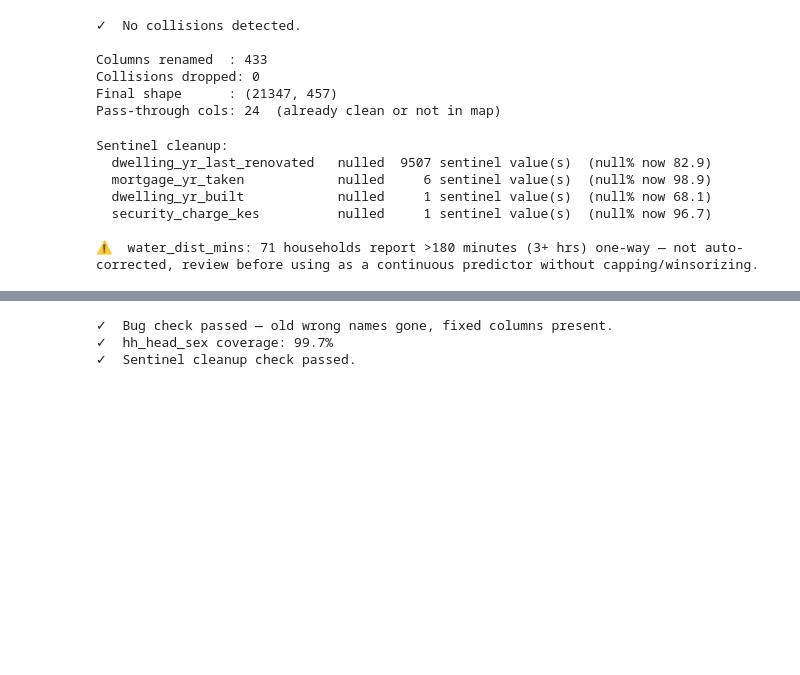
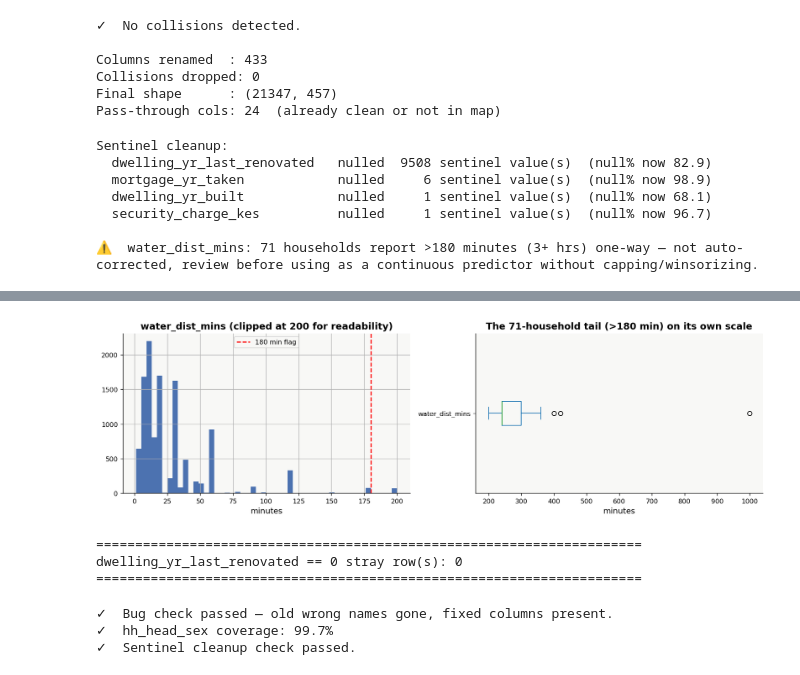
Before and after one commit to VAL-Jerono/statistical-inference-for-big-data, a Jupyter notebook: KHS_exploration.ipynb, the cells around one changed output, grey strips where cells are left out. Cells and saved outputs as stored; diff of their text form; code cells hidden in the pictures; blank space fills up the shorter version.

```diff
--- a/KHS_exploration.ipynb
+++ b/KHS_exploration.ipynb
@@ -1736,8 +1736,9 @@ Pass-through cols: 24  (already clean or not in map)
 # water_dist_mins is NOT auto-corrected here (max=1000 min could be a
 # genuine remote-area value) — flagged for manual review only.
 
+
 SENTINEL_FIXES = {
-    'dwelling_yr_last_renovated': lambda s: s.mask(s == -1),
+    'dwelling_yr_last_renovated': lambda s: s.mask((s == -1) | (s == 0)),   # <-- was: s.mask(s == -1)
     'mortgage_yr_taken':          lambda s: s.mask(s < 1900),
     'dwelling_yr_built':          lambda s: s.mask((s < 1900) | (s == 0)),
     'security_charge_kes':        lambda s: s.mask(s < 0),
@@ -1762,9 +1763,71 @@ if 'water_dist_mins' in master_clean.columns:
           f"continuous predictor without capping/winsorizing.")
 # %% [output]
 Sentinel cleanup:
-  dwelling_yr_last_renovated   nulled  9507 sentinel value(s)  (null% now 82.9)
+  dwelling_yr_last_renovated   nulled  9508 sentinel value(s)  (null% now 82.9)
   mortgage_yr_taken            nulled     6 sentinel value(s)  (null% now 98.9)
   dwelling_yr_built            nulled     1 sentinel value(s)  (null% now 68.1)
   security_charge_kes          nulled     1 sentinel value(s)  (null% now 96.7)
 
 ⚠  water_dist_mins: 71 households report >180 minutes (3+ hrs) one-way — not auto-corrected, review before using as a continuous predictor without capping/winsorizing.
+# %%
+# ── 2c.  Manual review — water_dist_mins outliers + last stray sentinel ────
+# Not auto-corrected on purpose: unlike the -1/98/negative sentinels, these
+# are technically valid-looking numbers that COULD be real. This cell gives
+# you the evidence to decide, rather than deciding for you.
+
+import matplotlib.pyplot as plt
+
+THRESH = 180  # minutes — 3 hrs one-way, our earlier flag point
+
+wd = master_clean['water_dist_mins']
+tail = master_clean.loc[wd > THRESH].copy()
+
+print("=" * 70)
+print(f"water_dist_mins — distribution overview")
+print("=" * 70)
+print(wd.describe().round(1).to_string())
+
+print(f"\n{len(tail)} households ({len(tail)/wd.notna().sum()*100:.2f}% of non-null) report > {THRESH} min one-way.")
+print("\nTop 15 highest values, with the water source that goes with each")
+print("(a plausible story — e.g. tanker truck / surface water in a remote")
+print(" county — is very different from an isolated round-number spike):")
+cols = ['county_code', 'water_dist_mins', 'water_src_main', 'urban_rural']
+print(tail.sort_values('water_dist_mins', ascending=False)[cols].head(15).to_string(index=False))
+
+print(f"\nWhere do the >{THRESH}-min households sit? (county counts, top 10)")
+print(tail['county_code'].value_counts().head(10).to_string())
+
+print(f"\nIs the tail concentrated in one water source type, or spread out?")
+print(tail['water_src_main'].value_counts(normalize=True).round(3).to_string())
+
+# side-by-side view: does the SAME household's secondary-source distance
+# tell a consistent story, or does it contradict the primary-source value?
+if 'water_secondary_dist_mins' in master_clean.columns:
+    print(f"\nFor these households, does the secondary water source distance agree in scale?")
+    print(tail[['water_dist_mins', 'water_secondary_dist_mins']].describe().round(1).to_string())
+
+fig, axes = plt.subplots(1, 2, figsize=(13, 4))
+wd.clip(upper=200).hist(bins=50, ax=axes[0], color='#4C72B0')
+axes[0].axvline(THRESH, color='red', linestyle='--', label=f'{THRESH} min flag')
+axes[0].set_title('water_dist_mins (clipped at 200 for readability)')
+axes[0].set_xlabel('minutes'); axes[0].legend()
+
+tail['water_dist_mins'].plot(kind='box', ax=axes[1], vert=False)
+axes[1].set_title(f'The {len(tail)}-household tail (>{THRESH} min) on its own scale')
+axes[1].set_xlabel('minutes')
+plt.tight_layout()
+plt.show()
+
+# ── bonus: the one leftover dwelling_yr_last_renovated == 0 row ───────────
+stray = master_clean.loc[master_clean['dwelling_yr_last_renovated'] == 0]
+print("\n" + "=" * 70)
+print(f"dwelling_yr_last_renovated == 0 stray row(s): {len(stray)}")
+print("=" * 70)
+if len(stray):
+    print(stray[['hh_id', 'county_code', 'dwelling_tenure_type', 'dwelling_yr_built',
+                  'dwelling_yr_last_renovated']].to_string(index=False))
+    print("\nSingle row, same sentinel pattern as the -1 values elsewhere in this "
+          "field — safe to null out too:")
+    print(">>> master_clean['dwelling_yr_last_renovated'] = "
+          "master_clean['dwelling_yr_last_renovated'].mask(master_clean['dwelling_yr_last_renovated'] == 0)")
+# %% [output]
@@ -1771,3 +1851,7 @@ Sentinel cleanup:
+[figure, added]
+======================================================================
+dwelling_yr_last_renovated == 0 stray row(s): 0
+======================================================================
 # %%
 # ── Pre-save verification: confirm the known bugs are actually gone ──────
 # Runs AFTER master_clean exists (previous cell) and BEFORE the save
```
Also changed, not shown: parts of 3 cells of this notebook.
